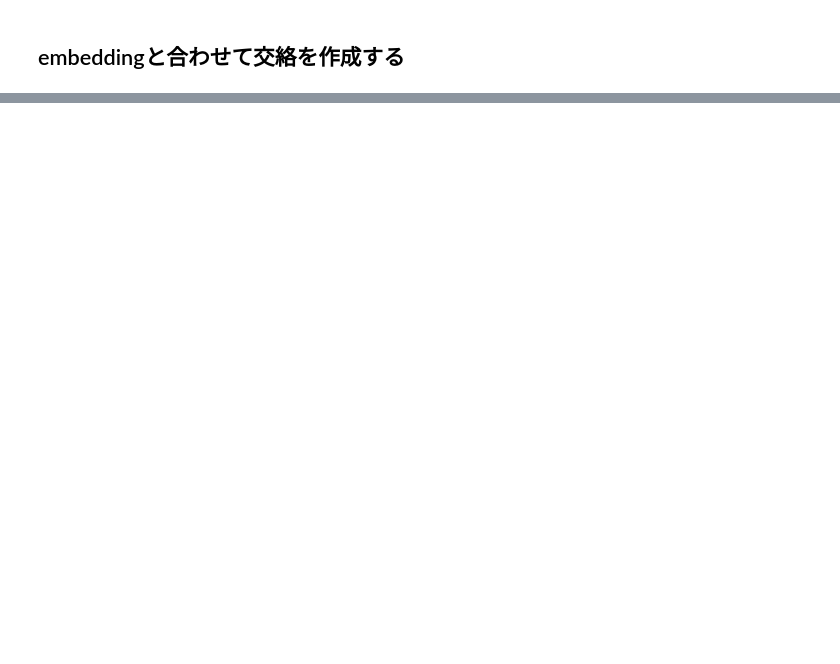
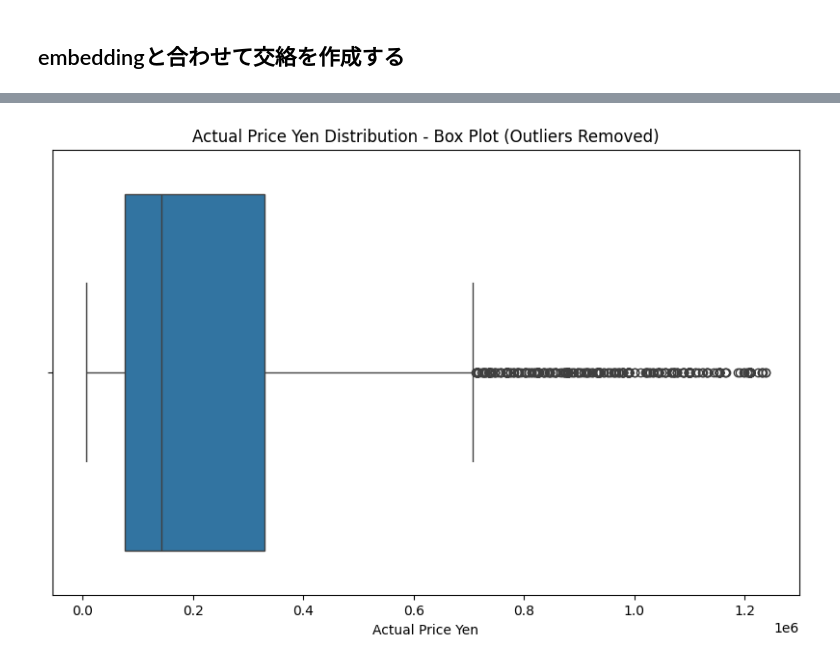
Before and after one commit to tomatoboy-hub/causal-image, a Jupyter notebook: input/preprocess.ipynb, the cells around one changed output, grey strips where cells are left out. Cells and saved outputs as stored; diff of their text form; code cells hidden in the pictures; blank space fills up the shorter version.

```diff
--- a/input/preprocess.ipynb
+++ b/input/preprocess.ipynb
@@ -184,0 +232,24 @@ print(embedding.shape)
+# %%
+import matplotlib.pyplot as plt
+import seaborn as sns
+
+# 四分位範囲（IQR）の計算
+Q1 = df["actual_price_yen"].quantile(0.25)
+Q3 = df["actual_price_yen"].quantile(0.75)
+IQR = Q3 - Q1
+
+# 外れ値の閾値を設定
+lower_bound = Q1 - 1.5 * IQR
+upper_bound = Q3 + 1.5 * IQR
+
+# 外れ値を除去
+filtered_df = df[(df["actual_price_yen"] >= lower_bound) & (df["actual_price_yen"] <= upper_bound)]
+
+# 箱ひげ図の作成
+plt.figure(figsize=(10, 6))
+sns.boxplot(x=filtered_df["actual_price_yen"])
+plt.title('Actual Price Yen Distribution - Box Plot (Outliers Removed)')
+plt.xlabel('Actual Price Yen')
+plt.show()
+# %% [output]
+[figure, added]
```
Also changed, not shown: parts of 13 cells of this notebook, 2 other files.
